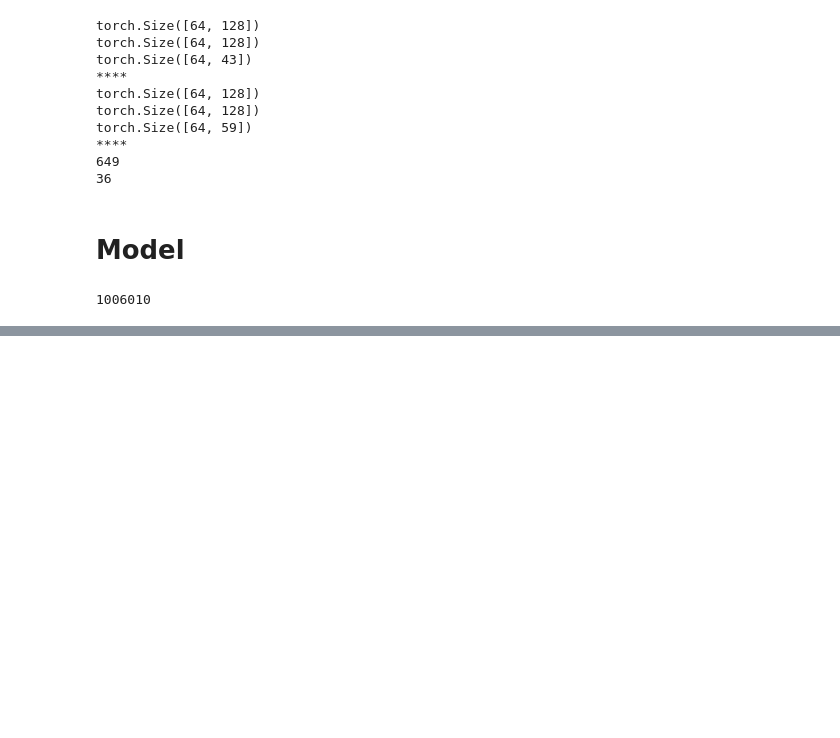
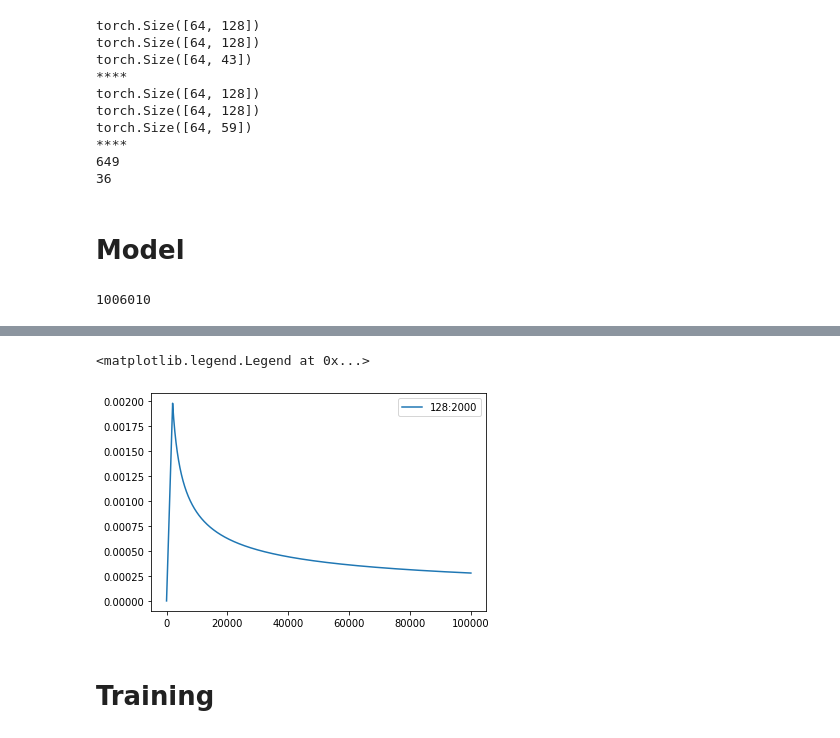
Before and after one commit to mmsamiei/MS-Thesis-Phase3, a Jupyter notebook: Models/Boroujerdi/Boroujerdi.ipynb, the cells around one changed output, grey strips where cells are left out. Cells and saved outputs as stored; diff of their text form; code cells hidden in the pictures; blank space fills up the shorter version.

```diff
--- a/Models/Boroujerdi/Boroujerdi.ipynb
+++ b/Models/Boroujerdi/Boroujerdi.ipynb
@@ -312,0 +308,45 @@ torch.Size([64, 59, 30522])
+# %%
+class NoamOpt:
+    "Optim wrapper that implements rate."
+    def __init__(self, model_size, factor, warmup, optimizer):
+        self.optimizer = optimizer
+        self._step = 0
+        self.warmup = warmup
+        self.factor = factor
+        self.model_size = model_size
+        self._rate = 0
+
+    def step(self):
+        "Update parameters and rate"
+        self._step += 1
+        rate = self.rate()
+        for p in self.optimizer.param_groups:
+            p['lr'] = rate
+        self._rate = rate
+        self.optimizer.step()
+
+    def rate(self, step = None):
+        "Implement `lrate` above"
+        if step is None:
+            step = self._step
+        return self.factor * \
+            (self.model_size ** (-0.5) *
+            min(step ** (-0.5), step * self.warmup ** (-1.5)))
+
+    def zero_grad(self):
+        self.optimizer.zero_grad()
+# %%
+optimizer = NoamOpt(128, 1, 2000,
+            torch.optim.Adam(model.parameters(), lr=0, betas=(0.9, 0.98), eps=1e-9))
+
+#optimizer = torch.optim.Adam(model.parameters(), lr=3e-5)
+# %%
+import matplotlib.pyplot as plt
+import numpy as np
+plt.plot(np.arange(1, 100000), [optimizer.rate(i) for i in range(1, 100000)])
+plt.legend(["128:2000", "512:8000", "256:4000"])
+# %% [output]
+<matplotlib.legend.Legend at 0x...>
+[figure, added]
+# %% [markdown]
+# Training
```
Also changed, not shown: parts of 5 cells of this notebook.
